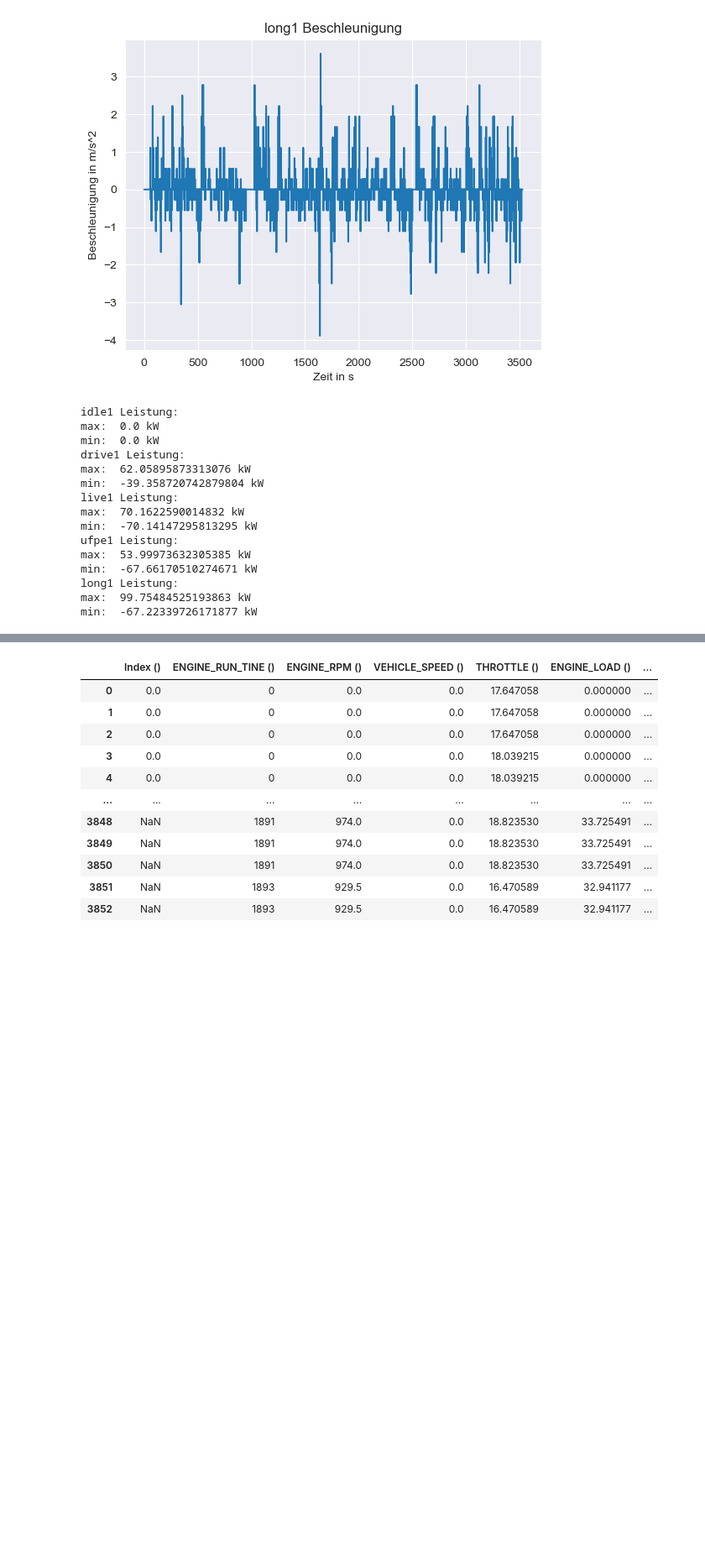
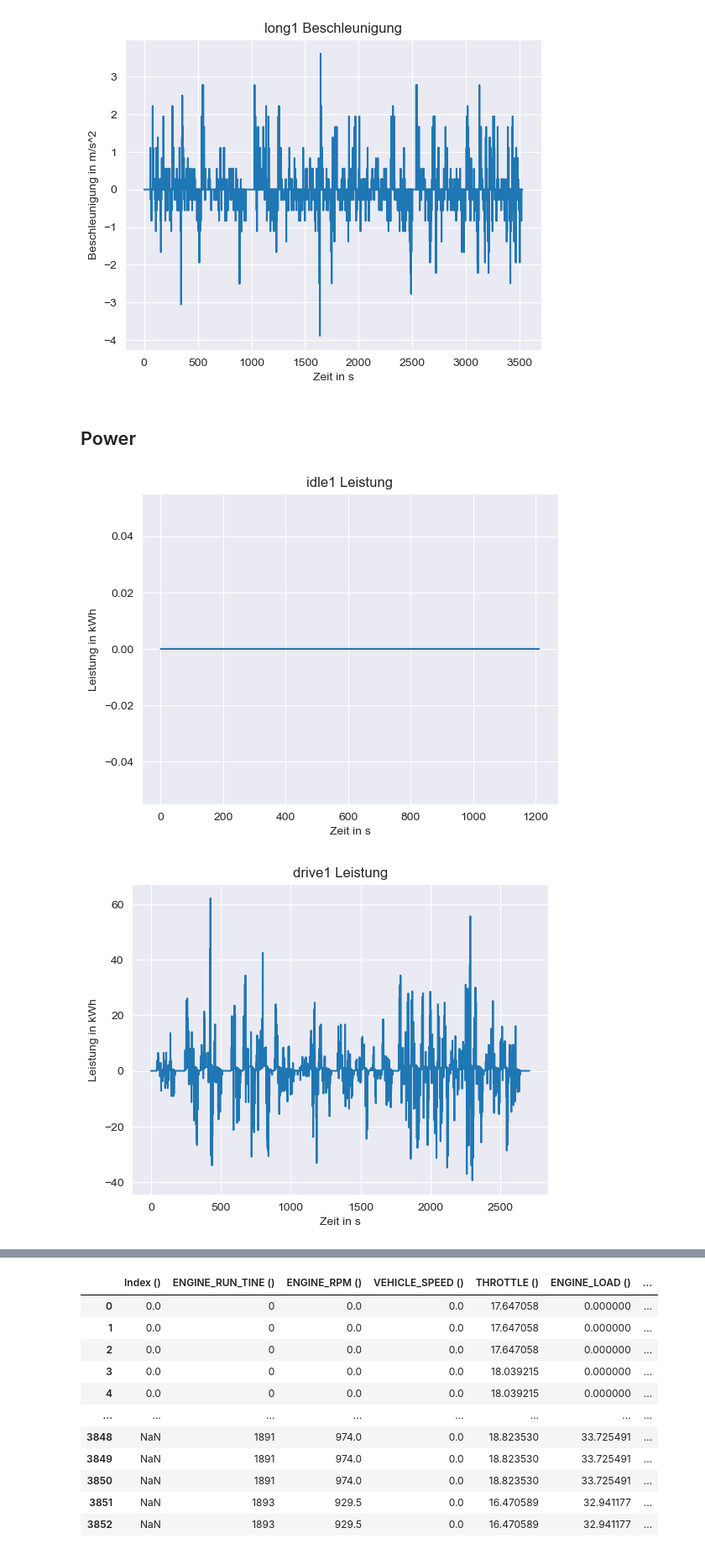
Before and after one commit to camila-duarte/verbrennungsmotoren, a Jupyter notebook: analyse/Motordrehzahl und Motordrehmoment.ipynb, the cells around one changed output, grey strips where cells are left out. Shown: that part at 84% size. Saved outputs shown, nothing was run; the diff lists cells and outputs as text; code cells hidden in the pictures; blank space fills up the shorter version.

```diff
--- a/analyse/Motordrehzahl und Motordrehmoment.ipynb
+++ b/analyse/Motordrehzahl und Motordrehmoment.ipynb
@@ -95,6 +95,8 @@ for i in range(length):
 #plt.grid(True)
 #plt.savefig("gesch.png")
 #plt.show()
+# %% [markdown]
+## Power
 # %%
 
 def leistung_1(pDataframe):
@@ -106,25 +108,17 @@ def leistung_1(pDataframe):
 # %%
 for i in range(length):
     local_length = int(data[i].shape[0])
     leist = np.zeros(local_length)
     for j in range(local_length-1):
         leist[j] = lei.leistung_1(data[i]["VEHICLE_SPEED ()"][j],data[i]["BESCHLEUNIGUNG"][j],0) #Funktion zur Berechnung der Aktuellen Leistung
     data[i] = data[i].assign(LEISTUNG=leist)
-    print(names[i]+" Leistung:")
-    print("max: ", data[i]["LEISTUNG"].max()/1000,"kW\nmin: ",data[i]["LEISTUNG"].min()/1000,"kW")
+    plt.plot(leist/1000)
+    plt.title(names[i]+" Leistung")
+    plt.xlabel("Zeit in s")
+    plt.ylabel("Leistung in kWh")
+    plt.grid(True)
+    plt.savefig(graphs+"leistung_"+names[i]+".png",dpi=300)
+    plt.show()
 # %% [output]
-idle1 Leistung:
-max:  0.0 kW
-min:  0.0 kW
-drive1 Leistung:
-max:  62.05895873313076 kW
-min:  -39.358720742879804 kW
-live1 Leistung:
-max:  70.1622590014832 kW
-min:  -70.14147295813295 kW
-ufpe1 Leistung:
-max:  53.99973632305385 kW
-min:  -67.66170510274671 kW
-long1 Leistung:
-max:  99.75484525193863 kW
-min:  -67.22339726171877 kW
+[figure, added]
+[figure, added]
```
Also changed, not shown: parts of 3 cells of this notebook, 16 other files.
